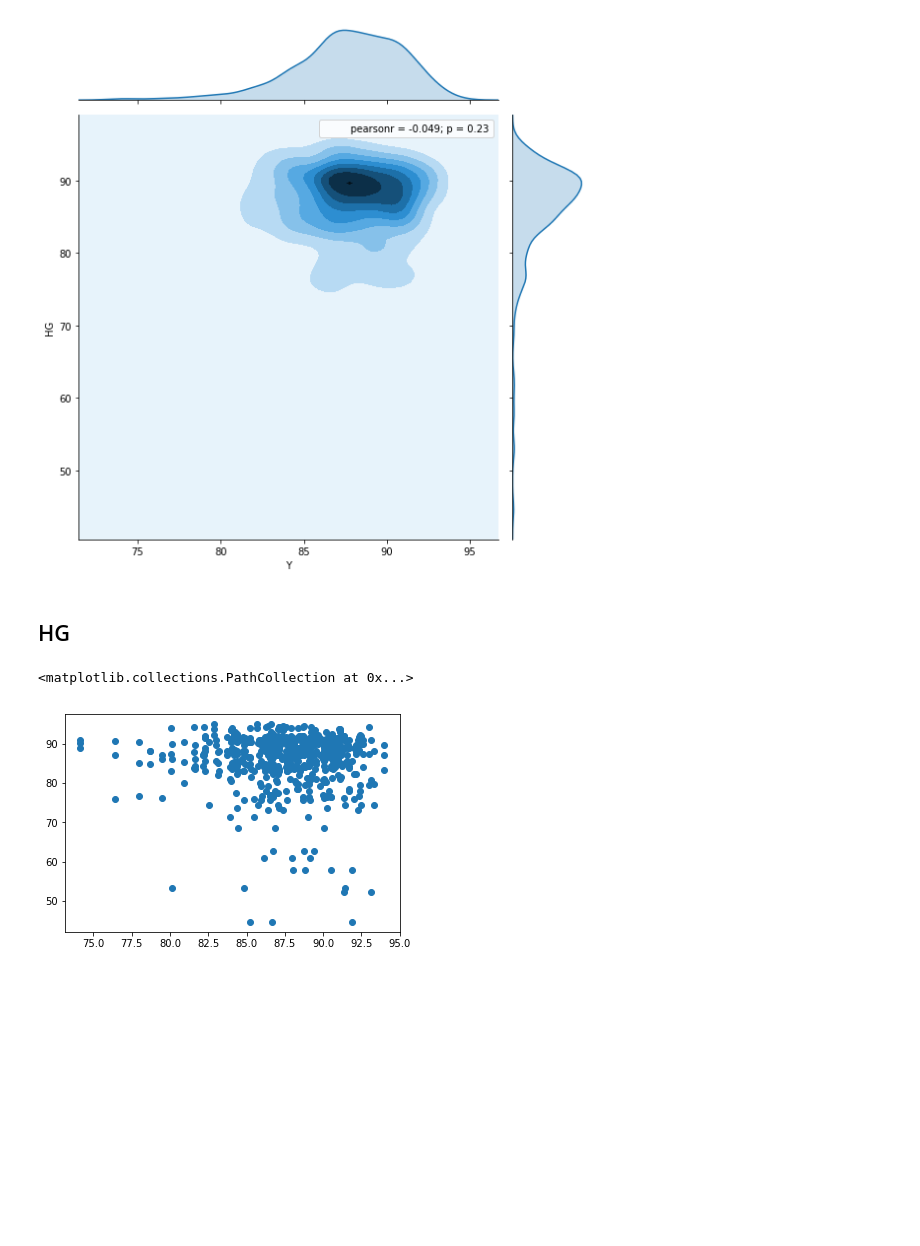
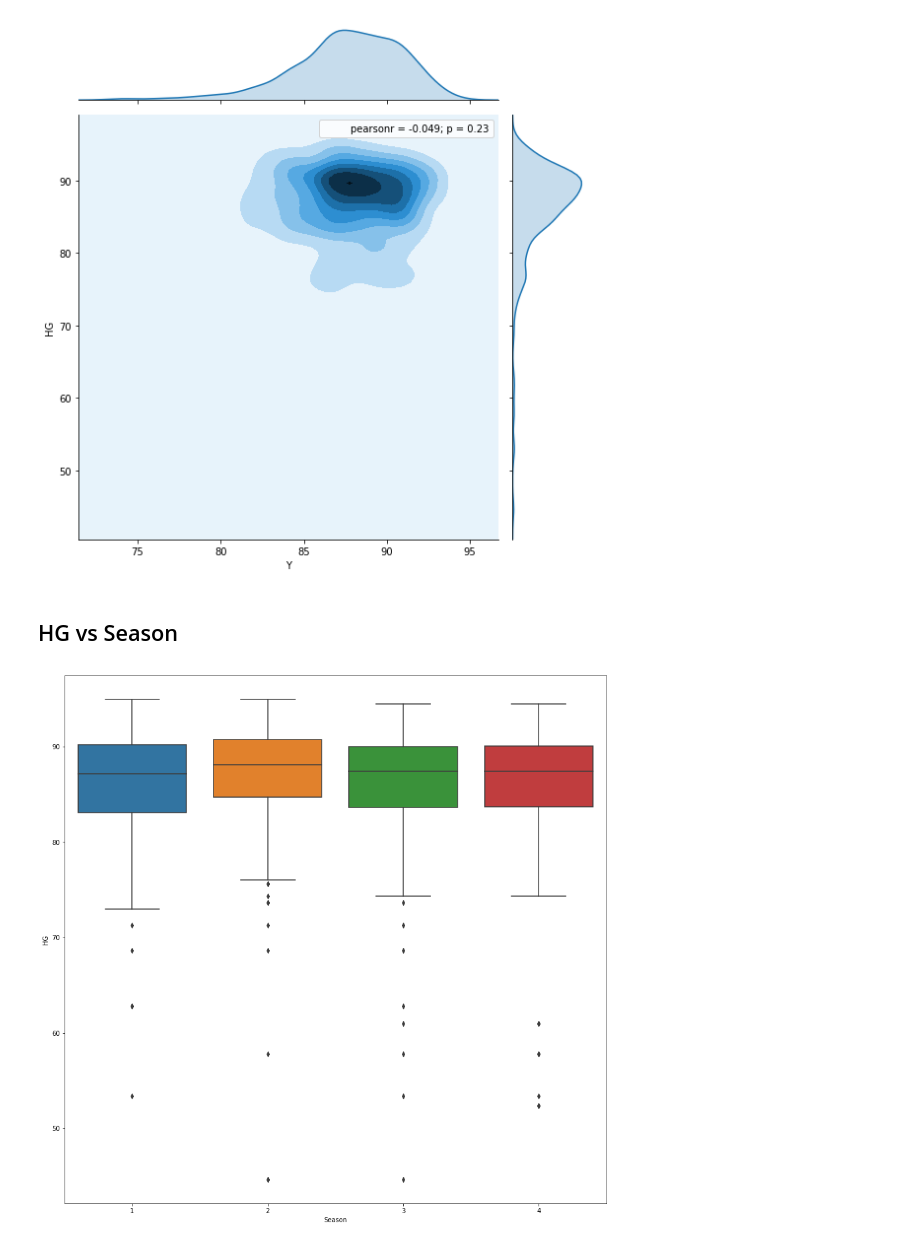
Before and after one commit to Didanny/EECE-464-Project, a Jupyter notebook: Project.ipynb, the cells around one changed output. Saved outputs shown, nothing was run; the diff lists cells and outputs as text; code cells hidden in the pictures; blank space fills up the shorter version.

```diff
--- a/Project.ipynb
+++ b/Project.ipynb
@@ -11,6 +11,6 @@ import seaborn as sns
 ## Read the Datasets
 # %%
 excel_file = pd.ExcelFile('./Datasets.xlsx')
-dataset_1 = pd.read_excel(excel_file, 'Dataset 1')
-dataset_2 = pd.read_excel(excel_file, 'Dataset 2')
+dataset_1_missing = pd.read_excel(excel_file, 'Dataset 1')
+dataset_2_missing = pd.read_excel(excel_file, 'Dataset 2')
 # %%
@@ -38,7 +38,7 @@ dataset_2.head(5)
 # %% [markdown]
 Fill missing data in performance metrics (G to CM)
 # %%
-dataset_1 = dataset_1.fillna(dataset_1.mean()['A':'ZZ'])
+dataset_1 = dataset_1_missing.fillna(dataset_1_missing.mean()['A':'ZZ'])
 # %%
 plt.scatter(dataset_1['Head Coach'], dataset_1['OO'])
 # %% [output]
@@ -161,9 +161,10 @@ sns.jointplot(x='Y', y='HG', data=dataset_1, kind='kde', size=8)
 <seaborn.axisgrid.JointGrid at 0x...>
 [figure]
 # %% [markdown]
-## HG
+## HG vs Season
-# %%
-plt.scatter(dataset_1['Y'], dataset_1['HG'])
-# %% [output]
-<matplotlib.collections.PathCollection at 0x...>
-[figure, removed]
+# %%
+plt.figure(figsize=(15,15))
+sns.boxplot(x='Season', y='HG', data=dataset_1)
+plt.show()
+# %% [output]
+[figure, added]
```
Also changed, not shown: parts of 18 cells of this notebook.
